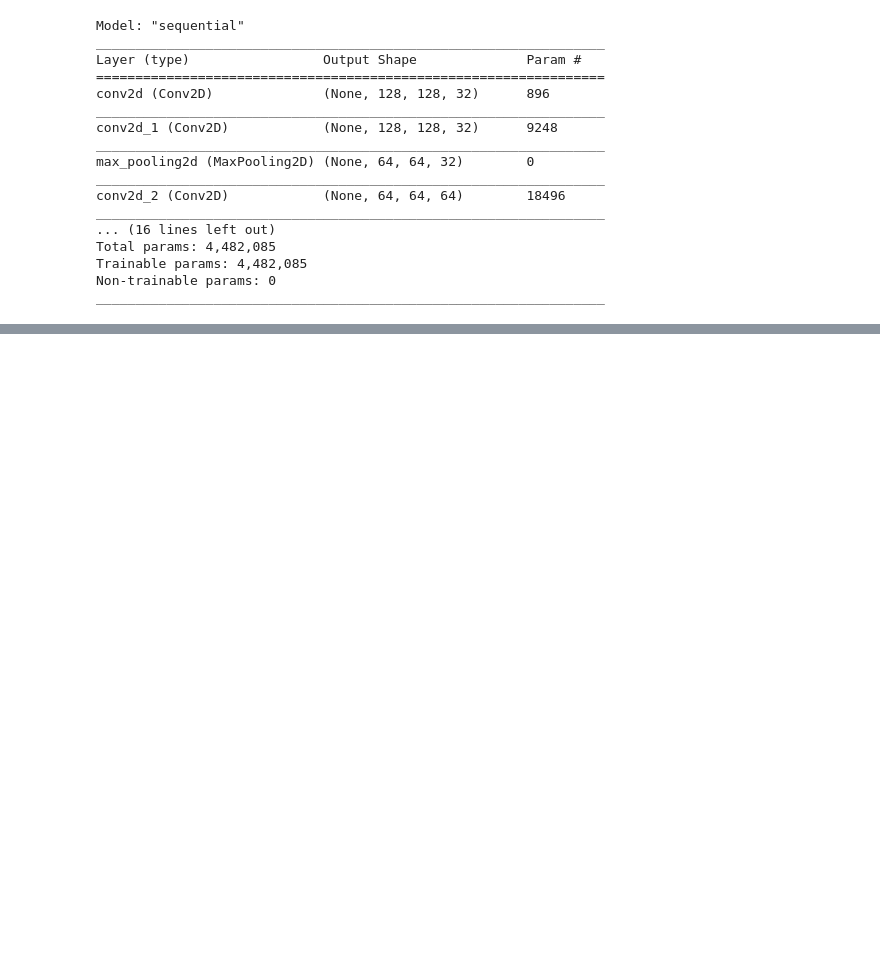
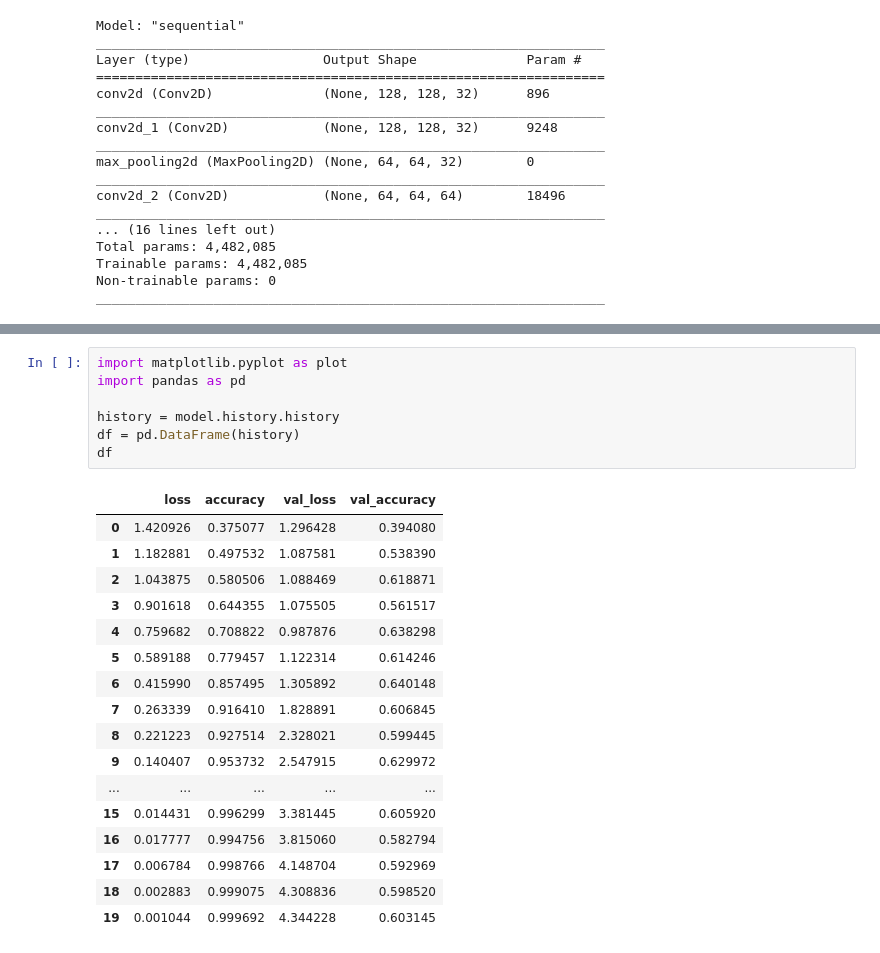
Before and after one commit to goagain/Flower-Recognition, a Jupyter notebook: model/Flower type recognition.ipynb, the cells around one changed output, grey strips where cells are left out. Saved outputs shown, nothing was run; the diff lists cells and outputs as text; blank space fills up the shorter version.

```diff
--- a/model/Flower type recognition.ipynb
+++ b/model/Flower type recognition.ipynb
@@ -163,0 +211,25 @@ model.fit(X_train, Y_train, validation_data=(X_test, Y_test),epochs=20)
+# %%
+import matplotlib.pyplot as plot
+import pandas as pd
+
+history = model.history.history
+df = pd.DataFrame(history)
+df
+# %% [output]
+|  | loss | accuracy | val_loss | val_accuracy |
+| 0 | 1.420926 | 0.375077 | 1.296428 | 0.394080 |
+| 1 | 1.182881 | 0.497532 | 1.087581 | 0.538390 |
+| 2 | 1.043875 | 0.580506 | 1.088469 | 0.618871 |
+| 3 | 0.901618 | 0.644355 | 1.075505 | 0.561517 |
+| 4 | 0.759682 | 0.708822 | 0.987876 | 0.638298 |
+| 5 | 0.589188 | 0.779457 | 1.122314 | 0.614246 |
+| 6 | 0.415990 | 0.857495 | 1.305892 | 0.640148 |
+| 7 | 0.263339 | 0.916410 | 1.828891 | 0.606845 |
+| 8 | 0.221223 | 0.927514 | 2.328021 | 0.599445 |
+| 9 | 0.140407 | 0.953732 | 2.547915 | 0.629972 |
+| ... | ... | ... | ... | ... |
+| 15 | 0.014431 | 0.996299 | 3.381445 | 0.605920 |
+| 16 | 0.017777 | 0.994756 | 3.815060 | 0.582794 |
+| 17 | 0.006784 | 0.998766 | 4.148704 | 0.592969 |
+| 18 | 0.002883 | 0.999075 | 4.308836 | 0.598520 |
+| 19 | 0.001044 | 0.999692 | 4.344228 | 0.603145 |
```
Also changed, not shown: parts of 15 cells of this notebook, 14 other files.
